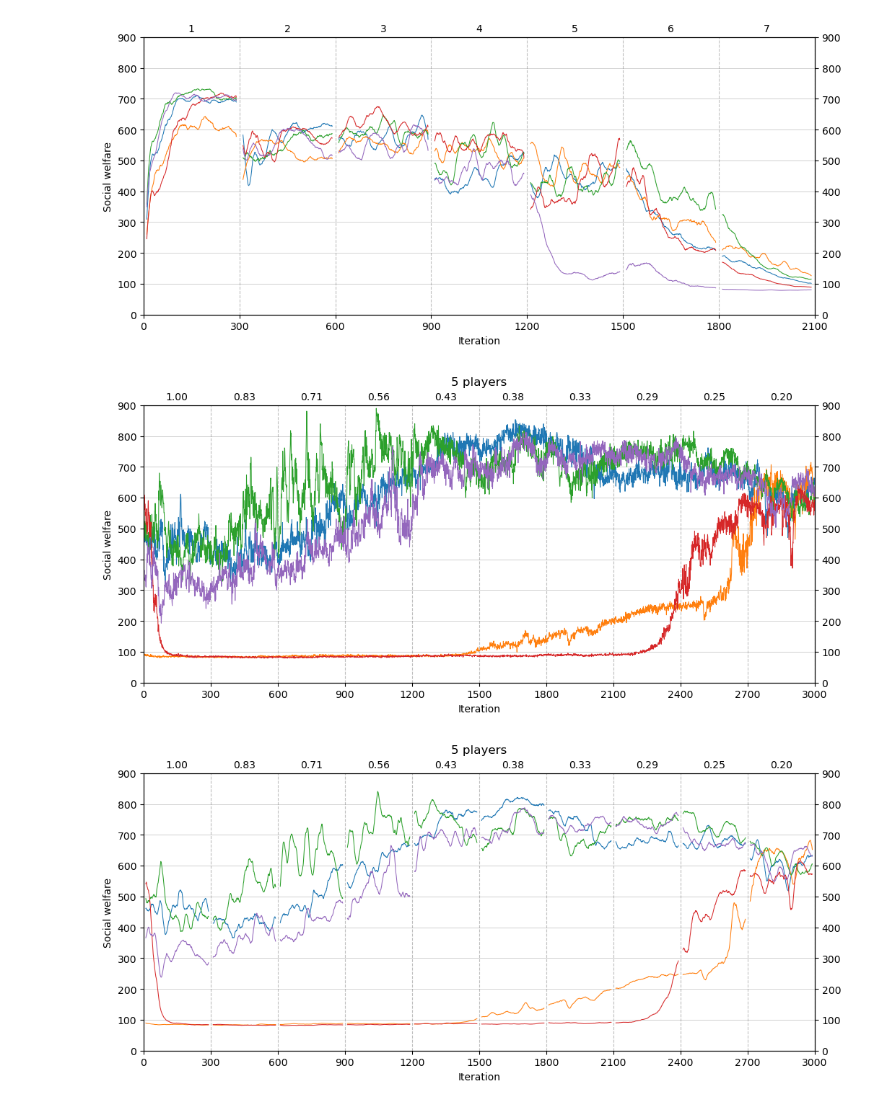
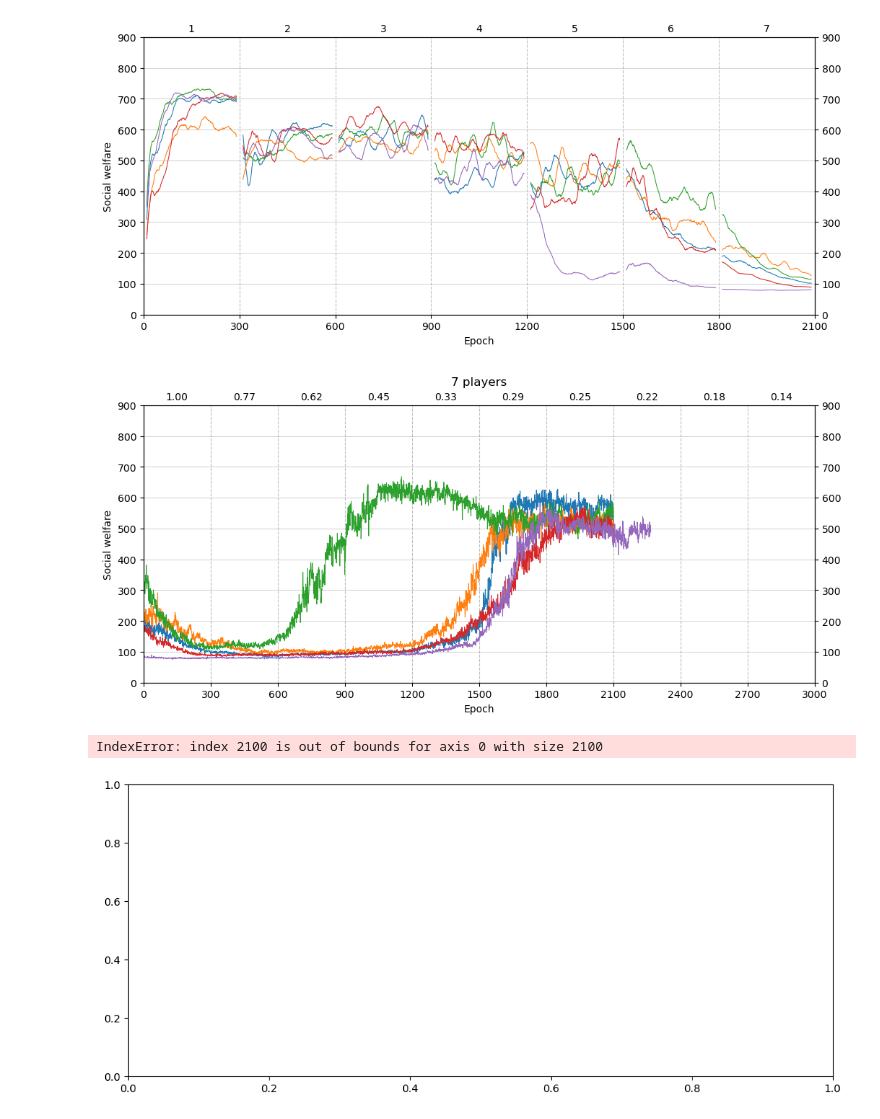
Before and after one commit to willis-richard/meltingpot, a Jupyter notebook: reward_transfer/results_n_players.ipynb, the cells around one changed output. Cells and saved outputs as stored; diff of their text form; code cells hidden in the pictures.

```diff
--- a/reward_transfer/results_n_players.ipynb
+++ b/reward_transfer/results_n_players.ipynb
@@ -48,7 +48,7 @@ def plot_num_players(df, rolling: bool = False):
         else:
             group.plot(x='iteration', y='reward', ax=ax, label=name, legend=False, lw=0.75)
 
-    ax.set_xlabel('Iteration')
+    ax.set_xlabel('Epoch')
     ax.set_ylabel('Social welfare')
     ax.set_xlim(0, 2100)
     ax.set_ylim(0, 900)
@@ -113,7 +113,7 @@ def plot_self_interest(df, rolling: bool = False):
         else:
             group.plot(x='iteration', y='reward', ax=ax, label=name, legend=False, lw=0.75)
 
-    ax.set_xlabel('Iteration')
+    ax.set_xlabel('Epoch')
     ax.set_ylabel('Social welfare')
     ax.set_title(f'{n} players', y=1.05)
     ax.set_xlim(0, 3000)
@@ -134,17 +134,22 @@ def plot_self_interest(df, rolling: bool = False):
 
     return fig, ax
 # %%
-n = 5
-df = pd.concat([load_df(t, num_players=n) for t in TRIAL_IDS_SP])
+n = 7
+independent = True
+
+tids = TRIAL_IDS_ID if independent else TRIAL_IDS_SP
+df = pd.concat([load_df(t, independent=independent, num_players=n) for t in tids])
 
 fig, ax = plot_self_interest(df)
 
-fig.savefig(f'self_interest_self_play_{n}')
+name = 'independent' if independent else 'self_play'
+fig.savefig(f'self_interest_{name}_{n}')
 # %% [output]
-[figure, old version]
+[figure, new version]
 # %%
 fig, ax = plot_self_interest(df, True)
 
-fig.savefig(f'self_interest_self_play_{n}_rolling')
+fig.savefig(f'self_interest_{name}_{n}_rolling')
 # %% [output]
+IndexError: index 2100 is out of bounds for axis 0 with size 2100
-[figure, old version]
+[figure, new version]
```
Also changed, not shown: parts of 1 cell of this notebook, 2 other files.
